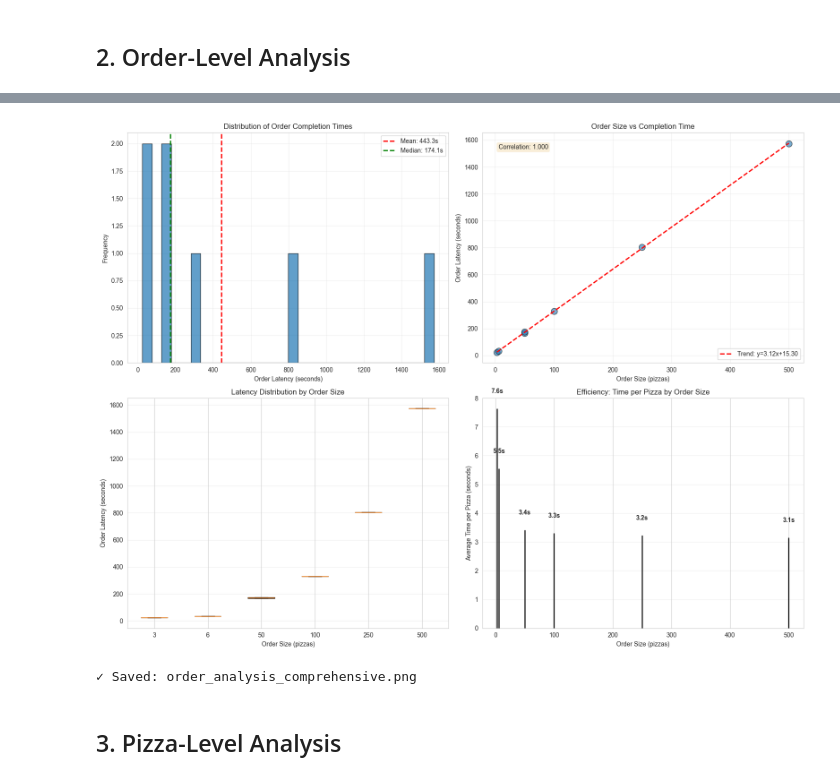
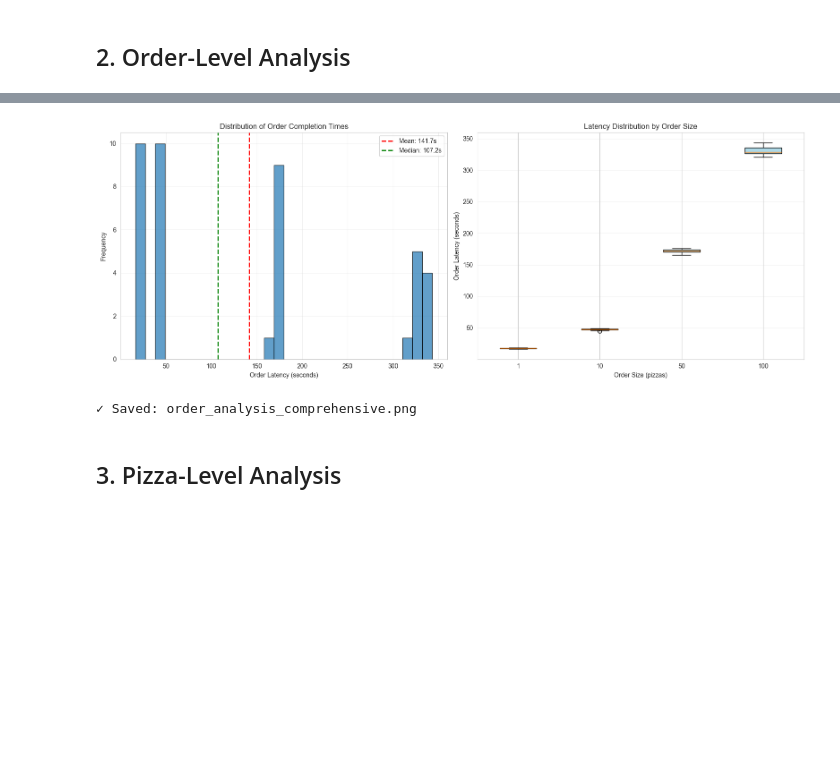
Before and after one commit to The-European-Avengers/pizza-i4-architecture-group2, a Jupyter notebook: src/data-analysis/analysis2.ipynb, the cells around one changed output, grey strips where cells are left out. Cells and saved outputs as stored; diff of their text form; code cells hidden in the pictures; blank space fills up the shorter version.

Commit message:
Added new order/pizza latency csv files to notebook & removed AI clutter

```diff
--- a/src/data-analysis/analysis2.ipynb
+++ b/src/data-analysis/analysis2.ipynb
@@ -39,8 +38,8 @@ Requirement already satisfied: six>=1.5 in /Users/arejula11/Documents/Master/Arc
 ## 1. Data Loading and Preparation
 # %%
 # Load data
-order_df = pd.read_csv('order-data.csv')
-pizza_df = pd.read_csv('pizza-data.csv')
+order_df = pd.read_csv('experiment-data/order_latency.csv')
+pizza_df = pd.read_csv('experiment-data/pizza_latency.csv')
 
 print(f"Original Orders: {len(order_df)}")
 print(f"Original Pizzas: {len(pizza_df)}")
@@ -124,70 +122,65 @@ Percentiles:
 # %%
 # Create figure with subplots
-fig, axes = plt.subplots(2, 2, figsize=(16, 12))
+fig, axes = plt.subplots(1, 2, figsize=(16, 6))
+
+# Convert order size to string for plotting
+completed_orders["ORDERSIZE"] = completed_orders["ORDERSIZE"].astype(str)
+# Define ordered categorical
+desired_order = ["1", "10", "50", "100"]
+completed_orders["ORDERSIZE"] = pd.Categorical(
+    completed_orders["ORDERSIZE"],
+    categories=desired_order,
+    ordered=True
+)
+
+# Sort dataframe by that ordered category
+completed_orders = completed_orders.sort_values("ORDERSIZE")
 
 # 1. Distribution of order latency
-axes[0, 0].hist(completed_orders['LATENCY_S'], bins=30, edgecolor='black', alpha=0.7)
-axes[0, 0].axvline(completed_orders['LATENCY_S'].mean(), color='red',
+axes[0].hist(completed_orders['LATENCY_S'], bins=30, edgecolor='black', alpha=0.7)
+axes[0].axvline(completed_orders['LATENCY_S'].mean(), color='red',
                    linestyle='--', linewidth=2, label=f'Mean: {completed_orders["LATENCY_S"].mean():.1f}s')
-axes[0, 0].axvline(completed_orders['LATENCY_S'].median(), color='green',
+axes[0].axvline(completed_orders['LATENCY_S'].median(), color='green',
                    linestyle='--', linewidth=2, label=f'Median: {completed_orders["LATENCY_S"].median():.1f}s')
-axes[0, 0].set_xlabel('Order Latency (seconds)')
-axes[0, 0].set_ylabel('Frequency')
-axes[0, 0].set_title('Distribution of Order Completion Times')
-axes[0, 0].legend()
-axes[0, 0].grid(True, alpha=0.3)
-
-# 2. Order size vs latency (scatter with trend)
-axes[0, 1].scatter(completed_orders['ORDERSIZE'], completed_orders['LATENCY_S'],
-                   alpha=0.6, s=100, edgecolors='black')
-z = np.polyfit(completed_orders['ORDERSIZE'], completed_orders['LATENCY_S'], 1)
-p = np.poly1d(z)
-x_line = np.linspace(completed_orders['ORDERSIZE'].min(), completed_orders['ORDERSIZE'].max(), 100)
-axes[0, 1].plot(x_line, p(x_line), "r--", linewidth=2, label=f'Trend: y={z[0]:.2f}x+{z[1]:.2f}')
-axes[0, 1].set_xlabel('Order Size (pizzas)')
-axes[0, 1].set_ylabel('Order Latency (seconds)')
-axes[0, 1].set_title('Order Size vs Completion Time')
-axes[0, 1].legend()
-axes[0, 1].grid(True, alpha=0.3)
-
-# Calculate correlation
-corr = completed_orders['ORDERSIZE'].corr(completed_orders['LATENCY_S'])
-axes[0, 1].text(0.05, 0.95, f'Correlation: {corr:.3f}',
-                transform=axes[0, 1].transAxes, verticalalignment='top',
-                bbox=dict(boxstyle='round', facecolor='wheat', alpha=0.5))
+axes[0].set_xlabel('Order Latency (seconds)')
+axes[0].set_ylabel('Frequency')
+axes[0].set_title('Distribution of Order Completion Times')
+axes[0].legend()
+axes[0].grid(True, alpha=0.3)
 
 # 3. Box plot by order size
-order_sizes_sorted = sorted(completed_orders['ORDERSIZE'].unique())
-data_for_box = [completed_orders[completed_orders['ORDERSIZE'] == size]['LATENCY_S']
-                for size in order_sizes_sorted]
-bp = axes[1, 0].boxplot(data_for_box, labels=order_sizes_sorted, patch_artist=True)
+# Sort sizes numerically, not alphabetically
+order_sizes_sorted = sorted(
+    completed_orders['ORDERSIZE'].unique(),
+    key=lambda x: int(x)
+)
+
+# Prepare data for each box
+data_for_box = [
+    completed_orders[completed_orders['ORDERSIZE'] == size]['LATENCY_S']
+    for size in order_sizes_sorted
+]
+
+bp = axes[1].boxplot(
+    data_for_box,
+    labels=order_sizes_sorted,
+    patch_artist=True
+)
+
 for patch in bp['boxes']:
     patch.set_facecolor('lightblue')
-axes[1, 0].set_xlabel('Order Size (pizzas)')
-axes[1, 0].set_ylabel('Order Latency (seconds)')
-axes[1, 0].set_title('Latency Distribution by Order Size')
-axes[1, 0].grid(True, alpha=0.3, axis='y')
 
-# 4. Average latency per pizza by order size
-completed_orders['LATENCY_PER_PIZZA'] = completed_orders['LATENCY_S'] / completed_orders['ORDERSIZE']
-avg_per_pizza = completed_orders.groupby('ORDERSIZE')['LATENCY_PER_PIZZA'].mean()
-axes[1, 1].bar(avg_per_pizza.index, avg_per_pizza.values, color='coral', edgecolor='black')
-axes[1, 1].set_xlabel('Order Size (pizzas)')
-axes[1, 1].set_ylabel('Average Time per Pizza (seconds)')
-axes[1, 1].set_title('Efficiency: Time per Pizza by Order Size')
-axes[1, 1].grid(True, alpha=0.3, axis='y')
-
-# Add values on bars
-for i, v in enumerate(avg_per_pizza.values):
-    axes[1, 1].text(avg_per_pizza.index[i], v + 0.5, f'{v:.1f}s',
-                    ha='center', va='bottom', fontweight='bold')
+axes[1].set_xlabel('Order Size (pizzas)')
+axes[1].set_ylabel('Order Latency (seconds)')
+axes[1].set_title('Latency Distribution by Order Size')
+axes[1].grid(True, alpha=0.3, axis='y')
 
 plt.tight_layout()
 plt.savefig('order_analysis_comprehensive.png', dpi=300, bbox_inches='tight')
 plt.show()
 print("✓ Saved: order_analysis_comprehensive.png")
 # %% [output]
-[figure, old version]
+[figure, new version]
 ✓ Saved: order_analysis_comprehensive.png
 # %% [markdown]
 ## 3. Pizza-Level Analysis
```
Also changed, not shown: parts of 11 cells of this notebook, 2 other files.
